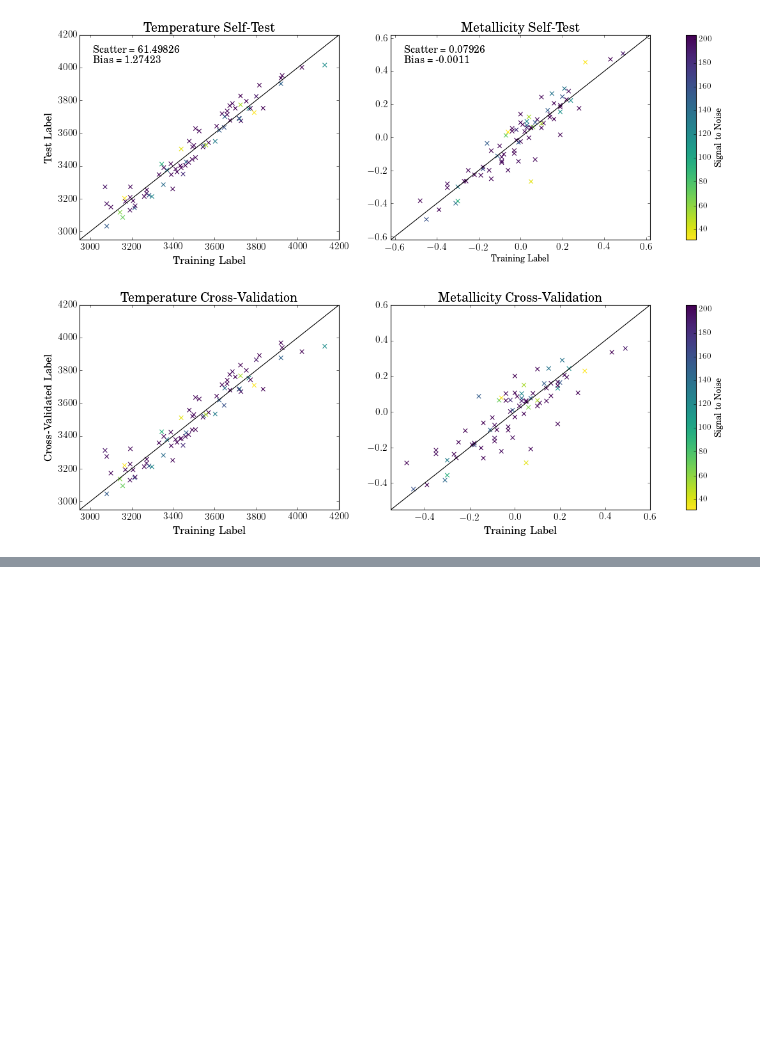
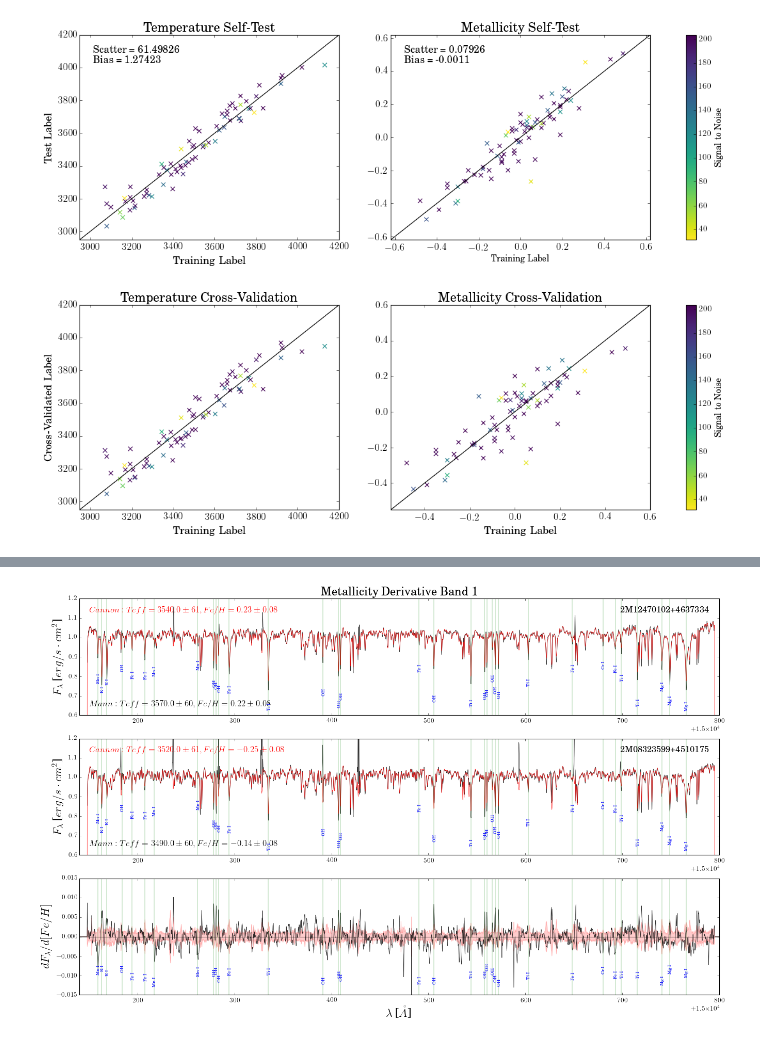
Before and after one commit to jbirky/Mdwarf_project, a Jupyter notebook: cannon_runs/bonus_run_cannon.ipynb, the cells around one changed output, grey strips where cells are left out. Drawn from its saved outputs; the diff is of its cells as text; code cells hidden in the pictures; blank space fills up the shorter version.

```diff
--- a/cannon_runs/bonus_run_cannon.ipynb
+++ b/cannon_runs/bonus_run_cannon.ipynb
@@ -168,0 +260,84 @@ jack_err_fe_h = np.array([jackknife(4,m) for m in range(npix)])
+# %%
+i = 0 #band number
+tr_label_unc = [60, .08]
+te_label_unc = [61, .08]
+demo_specs = ['2M12470102+4637334', '2M08323599+4510175']
+ind = [np.where(np.array(ds.tr_ID) == name)[0][0] for name in demo_specs]
+
+k = 4 #label vector index
+wave = ds.wl
+flux = md.coeffs.T[k]
+
+fig, (ax1, ax2, ax3) = plt.subplots(3, 1, figsize=(20,12), facecolor='w')
+
+cannon_lbl1 = r'$Cannon: Teff = {} \pm {}, Fe/H = {} \pm {}$'.format(\
+    round(tst_labels[ind[0]][0],-1), te_label_unc[0], round(tst_labels[ind[0]][1],2), te_label_unc[1])
+ax1.text(bands[i][0]+10, 1.12, cannon_lbl1, color='r', fontsize=15, va='bottom', ha='left')
+ax1.text(bands[i][1]-10, 1.12, demo_specs[0], color='k', fontsize=15, va='bottom', ha='right')
+ref_lbl1 = r'$Mann: Teff = {} \pm {}, Fe/H = {} \pm {}$'.format(\
+    round(tr_label[ind[0]][0],-1), tr_label_unc[0], round(tr_label[ind[0]][1],2), tr_label_unc[1])
+ax1.text(bands[i][0]+10, .68, ref_lbl1, color='k', fontsize=15, va='top', ha='left')
+
+#replace zeros with nans in data flux
+train_flux1 = ds.tr_flux[ind[0]][pbands[i]]
+train_flux1[train_flux1 == 0] = np.nan
+
+ax1.plot(ds.wl[pbands[i]], train_flux1, color='k', alpha=.8, linewidth=.7)
+ax1.plot(ds.wl[pbands[i]], synth[ind[0]][pbands[i]], color='r', alpha=.8, linewidth=.7)
+ax1.axhline(y=0, color='k', alpha=.5)
+ax1.set_ylabel(r'$F_{\lambda}$ [$erg/s \cdot cm^{2}$]', fontsize=20)
+ax1.set_xlim(bands[i])
+ax1.set_ylim(.6,1.2)
+
+cannon_lbl2 = r'$Cannon: Teff = {} \pm {}, Fe/H = {} \pm {}$'.format(\
+    round(tst_labels[ind[1]][0],-1), te_label_unc[0], round(tst_labels[ind[1]][1],2), te_label_unc[1])
+ax2.text(bands[i][0]+10, 1.12, cannon_lbl2, color='r', fontsize=15, va='bottom', ha='left')
+ax2.text(bands[i][1]-10, 1.12, demo_specs[1], color='k', fontsize=15, va='bottom', ha='right')
+ref_lbl2 = r'$Mann: Teff = {} \pm {}, Fe/H = {} \pm {}$'.format(\
+    round(tr_label[ind[1]][0],-1), tr_label_unc[0], round(tr_label[ind[1]][1],2), tr_label_unc[1])
+ax2.text(bands[i][0]+10, .68, ref_lbl2, color='k', fontsize=15, va='top', ha='left')
+
+#replace zeros with nans in data flux
+train_flux2 = ds.tr_flux[ind[1]][pbands[i]]
+train_flux2[train_flux2 == 0] = np.nan
+
+ax2.plot(ds.wl[pbands[i]], train_flux2, color='k', alpha=.8, linewidth=.7)
+ax2.plot(ds.wl[pbands[i]], synth[ind[1]][pbands[i]], color='r', alpha=.8, linewidth=.7)
+ax2.axhline(y=0, color='k', alpha=.5)
+ax2.set_ylabel(r'$F_{\lambda}$ [$erg/s \cdot cm^{2}$]', fontsize=20)
+ax2.set_xlim(bands[i])
+ax2.set_ylim(.6,1.2)
+
+ax3.plot(ds.wl[pbands[i]], md.coeffs.T[k][pbands[i]], color='k', alpha=.8, linewidth=.7)
+ax3.fill_between(ds.wl, -jack_err_teff, jack_err_teff, alpha=.2, color='r')
+ax3.axhline(y=0, color='k', alpha=.5)
+ax3.set_ylabel(r'$dF_{\lambda}/d[Fe/H]$', fontsize=20)
+ax3.set_xlabel(r'$\lambda$ [$\mathring{A}$]', fontsize=20)
+ax3.set_xlim(bands[i])
+ax3.set_ylim(-.015,.015)
+
+xrange = [ds.wl[0], ds.wl[1]]
+yrange = [min(md.coeffs.T[k]), max(md.coeffs.T[k])]
+
+for lines in line_names:
+    for feature in line_list[lines]:
+
+        # determine position of the line and label based on pixel of the spectrum
+        xpos = min(wave, key=lambda x:abs(x - feature))
+        index = list(wave).index(xpos)
+        ypos = ds.tr_flux[i][index]
+
+        if (feature >= bands[i][0]) & (feature <= bands[i][1]):
+            ax1.axvline(x=feature, ymin=-2, ymax=2, linewidth=.3, color='g')
+            ax1.text(feature, ypos-.15, lines, rotation=90, ha='center', color='b', fontsize=8)
+
+            ax2.axvline(x=feature, ymin=-2, ymax=2, linewidth=.3, color='g')
+            ax2.text(feature, ypos-.15, lines, rotation=90, ha='center', color='b', fontsize=8)
+
+            ax3.axvline(x=feature, ymin=-2, ymax=2, linewidth=.3, color='g')
+            ax3.text(feature, -.01+np.random.uniform(-.002,.002), lines, rotation=90, ha='center', color='b', fontsize=8)
+
+ax1.set_title('Metallicity Derivative Band '+str(i+1), fontsize=20)
+plt.show()
+# %% [output]
+[figure, added]
```
Also changed, not shown: parts of 13 cells of this notebook.
